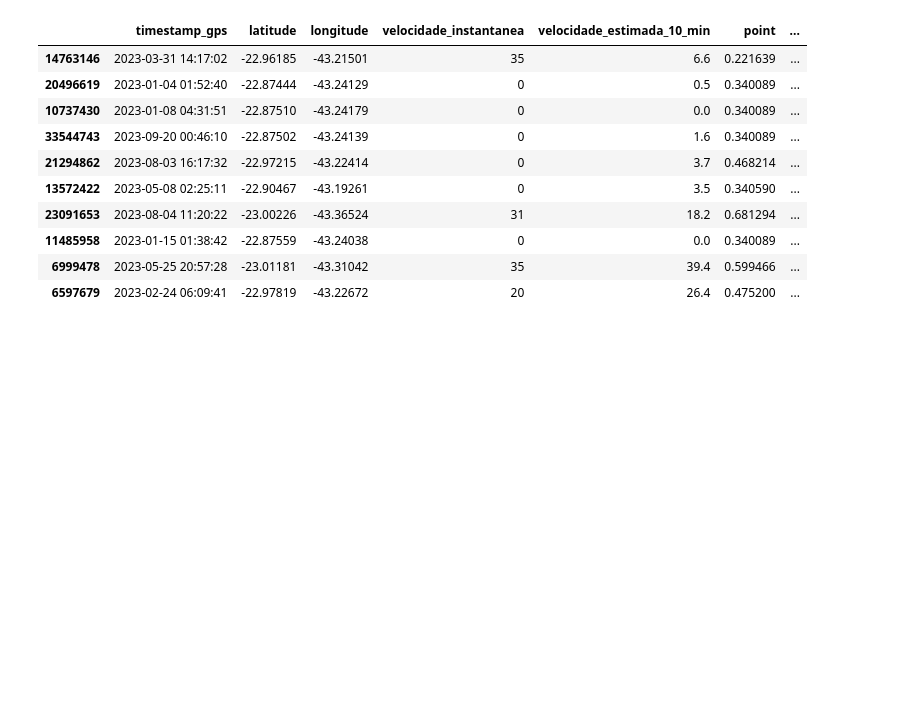
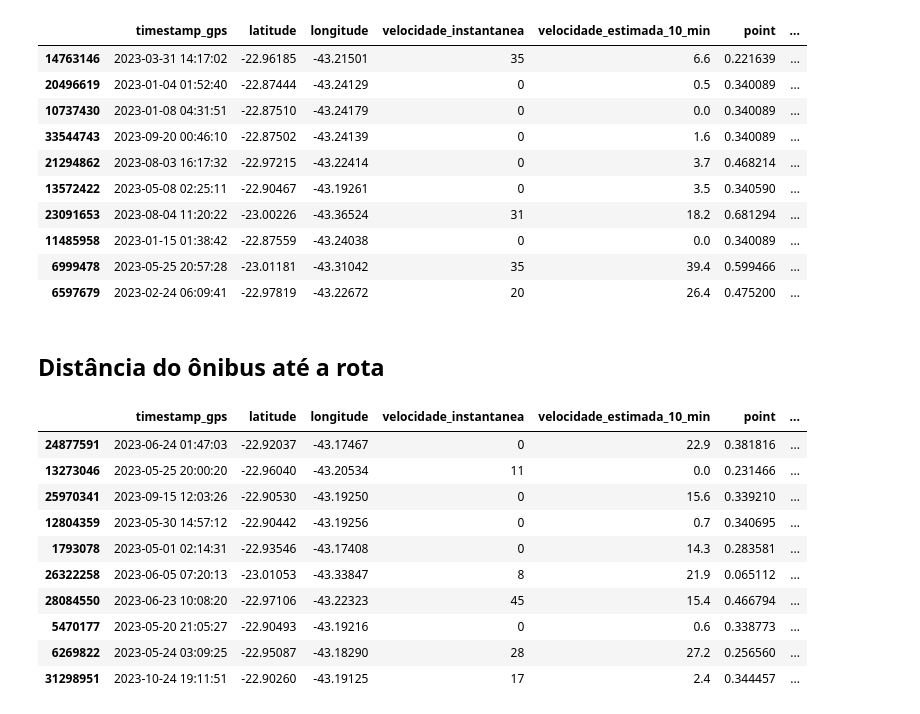
Before and after one commit to Thlamz/transportation, a Jupyter notebook: reading_gtfs.ipynb, the cells around one changed output. Drawn from its saved outputs; the diff is of its cells as text; code cells hidden in the pictures; blank space fills up the shorter version.

```diff
--- a/reading_gtfs.ipynb
+++ b/reading_gtfs.ipynb
@@ -101,3 +103,5 @@ bus_positions.sample(10)
 | 11485958 | 2023-01-15 01:38:42 | -22.87559 | -43.24038 | 0 | 0.0 | 0.340089 | ... |
 | 6999478 | 2023-05-25 20:57:28 | -23.01181 | -43.31042 | 35 | 39.4 | 0.599466 | ... |
 | 6597679 | 2023-02-24 06:09:41 | -22.97819 | -43.22672 | 20 | 26.4 | 0.475200 | ... |
+# %% [markdown]
+## Distância do ônibus até a rota
@@ -103,0 +111,15 @@ bus_positions.sample(10)
+# %%
+bus_positions['distance_from_route'] = bus_positions[['latitude', 'longitude']].swifter.apply(lambda x: distance_from_route((x['longitude'], x['latitude'])), axis=1)
+bus_positions.sample(10)
+# %% [output]
+|  | timestamp_gps | latitude | longitude | velocidade_instantanea | velocidade_estimada_10_min | point | ... |
+| 24877591 | 2023-06-24 01:47:03 | -22.92037 | -43.17467 | 0 | 22.9 | 0.381816 | ... |
+| 13273046 | 2023-05-25 20:00:20 | -22.96040 | -43.20534 | 11 | 0.0 | 0.231466 | ... |
+| 25970341 | 2023-09-15 12:03:26 | -22.90530 | -43.19250 | 0 | 15.6 | 0.339210 | ... |
+| 12804359 | 2023-05-30 14:57:12 | -22.90442 | -43.19256 | 0 | 0.7 | 0.340695 | ... |
+| 1793078 | 2023-05-01 02:14:31 | -22.93546 | -43.17408 | 0 | 14.3 | 0.283581 | ... |
+| 26322258 | 2023-06-05 07:20:13 | -23.01053 | -43.33847 | 8 | 21.9 | 0.065112 | ... |
+| 28084550 | 2023-06-23 10:08:20 | -22.97106 | -43.22323 | 45 | 15.4 | 0.466794 | ... |
+| 5470177 | 2023-05-20 21:05:27 | -22.90493 | -43.19216 | 0 | 0.6 | 0.338773 | ... |
+| 6269822 | 2023-05-24 03:09:25 | -22.95087 | -43.18290 | 28 | 27.2 | 0.256560 | ... |
+| 31298951 | 2023-10-24 19:11:51 | -22.90260 | -43.19125 | 17 | 2.4 | 0.344457 | ... |
```
Also changed, not shown: parts of 8 cells of this notebook.
